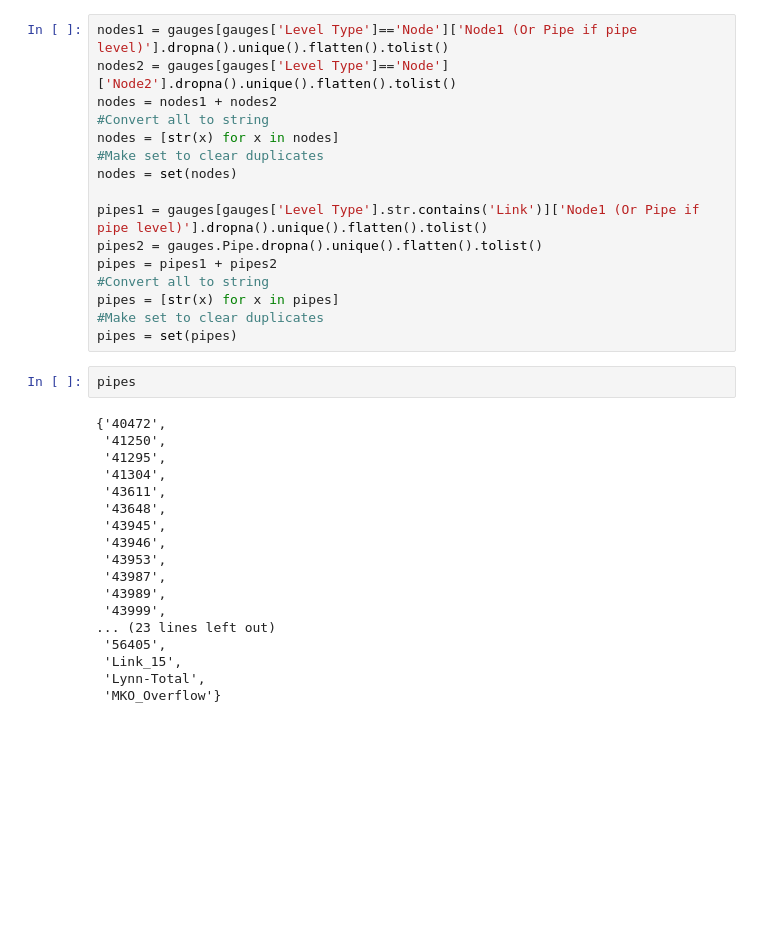
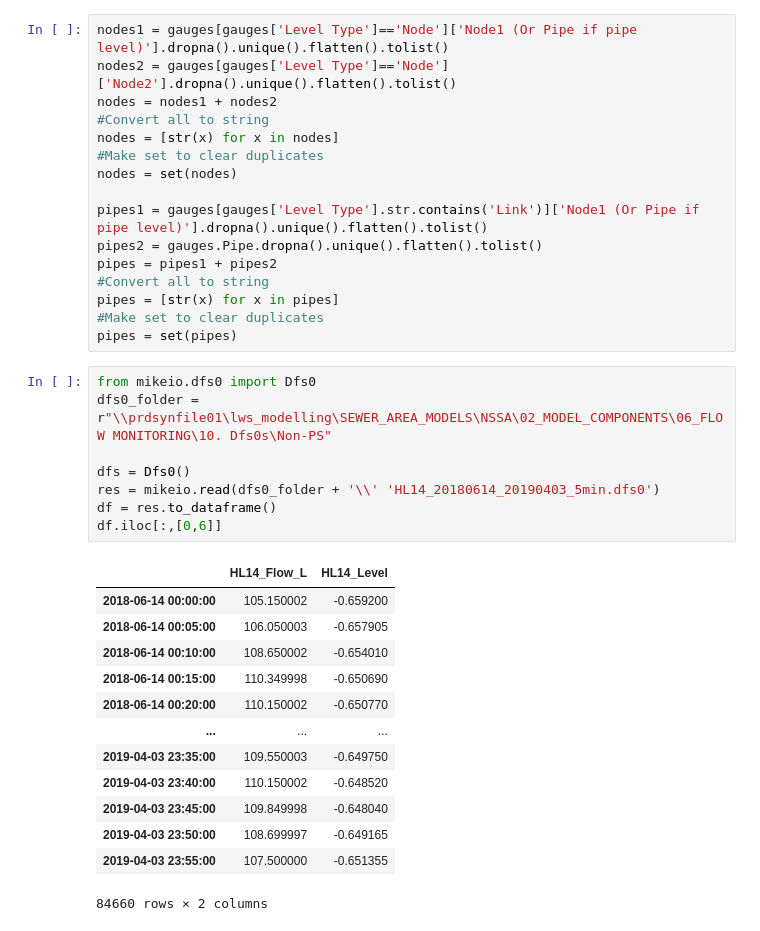
Before and after one commit to henriklocke/Calibration, a Jupyter notebook: Calibration.ipynb, the cells around one changed output. Cells and saved outputs as stored; diff of their text form; blank space fills up the shorter version.

```diff
--- a/Calibration.ipynb
+++ b/Calibration.ipynb
@@ -85,23 +109,25 @@ pipes = pipes1 + pipes2
 pipes = [str(x) for x in pipes]
 #Make set to clear duplicates
 pipes = set(pipes)
-# %%
-pipes
-# %% [output]
-{'40472',
- '41250',
- '41295',
- '41304',
- '43611',
- '43648',
- '43945',
- '43946',
- '43953',
- '43987',
- '43989',
- '43999',
-... (23 lines left out)
- '56405',
- 'Link_15',
- 'Lynn-Total',
- 'MKO_Overflow'}
+# %%
+from mikeio.dfs0 import Dfs0
+dfs0_folder = r"\\prdsynfile01\lws_modelling\SEWER_AREA_MODELS\NSSA\02_MODEL_COMPONENTS\06_FLOW MONITORING\10. Dfs0s\Non-PS"
+
+dfs = Dfs0()
+res = mikeio.read(dfs0_folder + '\\' 'HL14_20180614_20190403_5min.dfs0')
+df = res.to_dataframe()
+df.iloc[:,[0,6]]
+# %% [output]
+|  | HL14_Flow_L | HL14_Level |
+| 2018-06-14 00:00:00 | 105.150002 | -0.659200 |
+| 2018-06-14 00:05:00 | 106.050003 | -0.657905 |
+| 2018-06-14 00:10:00 | 108.650002 | -0.654010 |
+| 2018-06-14 00:15:00 | 110.349998 | -0.650690 |
+| 2018-06-14 00:20:00 | 110.150002 | -0.650770 |
+| ... | ... | ... |
+| 2019-04-03 23:35:00 | 109.550003 | -0.649750 |
+| 2019-04-03 23:40:00 | 110.150002 | -0.648520 |
+| 2019-04-03 23:45:00 | 109.849998 | -0.648040 |
+| 2019-04-03 23:50:00 | 108.699997 | -0.649165 |
+| 2019-04-03 23:55:00 | 107.500000 | -0.651355 |
+84660 rows × 2 columns
```
Also changed, not shown: parts of 15 cells of this notebook.
